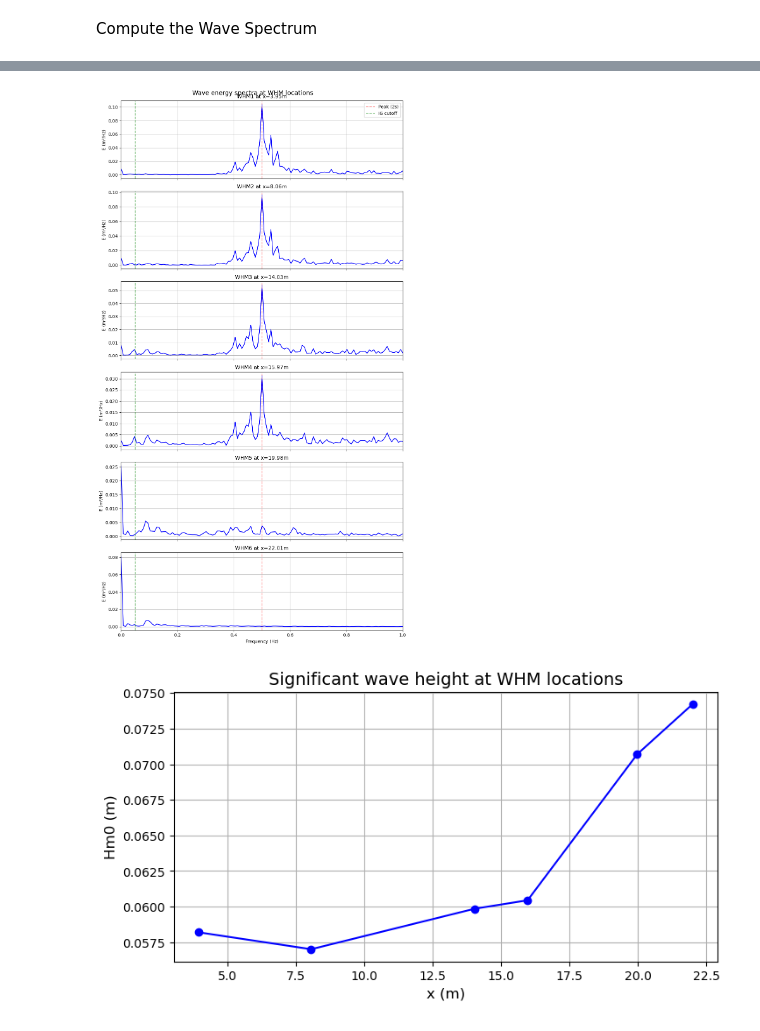
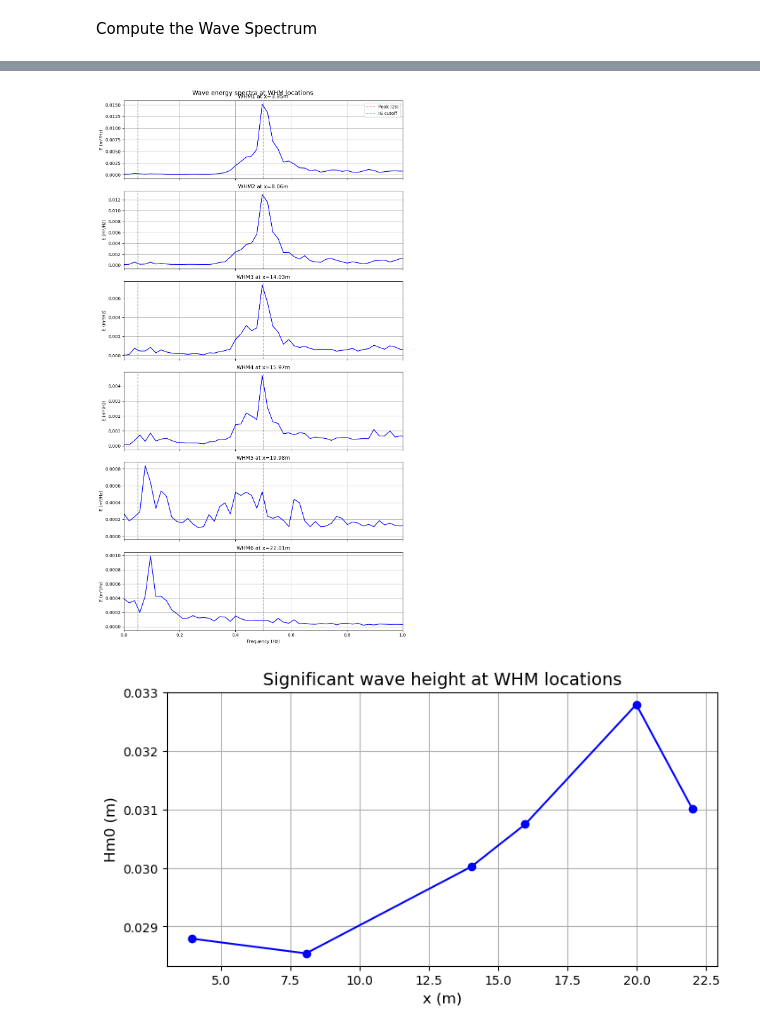
Before and after one commit to keisikunst/wavesnsediments, a Jupyter notebook: Dataprocessing.ipynb, the cells around one changed output, grey strips where cells are left out. Saved outputs shown, nothing was run; the diff lists cells and outputs as text; code cells hidden in the pictures.

```diff
--- a/Dataprocessing.ipynb
+++ b/Dataprocessing.ipynb
@@ -371,16 +371,22 @@ def load_whm(filepath):
     # Trim the first and last 200 seconds
     mask = (time >= 200) & (time <= time[-1] - 200)
     time = time[mask]
+
     WHM1, WHM2, WHM3, WHM4, WHM5, WHM6 = WHM1[mask], WHM2[mask], WHM3[mask], WHM4[mask], WHM5[mask], WHM6[mask]
 
+    WHM1, WHM2, WHM3, WHM4, WHM5, WHM6 = WHM1*0.0248, WHM2*0.0251, WHM3*0.0251, WHM4*0.0255, WHM5*0.0233, WHM6*0.0214
 
-    sensitivity = 0.05
-    WHM1, WHM2, WHM3, WHM4, WHM5, WHM6 = WHM1*sensitivity, WHM2*sensitivity, WHM3*sensitivity, WHM4*sensitivity, WHM5*sensitivity, WHM6*sensitivity
+    WHM1 -= np.mean(WHM1)
+    WHM2 -= np.mean(WHM2)
+    WHM3 -= np.mean(WHM3)
+    WHM4 -= np.mean(WHM4)
+    WHM5 -= np.mean(WHM5)
+    WHM6 -= np.mean(WHM6)
 
     return time, WHM1, WHM2, WHM3, WHM4, WHM5, WHM6
 
 
-def plot_spectra(time, WHM1, WHM2, WHM3, WHM4, WHM5, WHM6, nBlocks=5):
+def plot_spectra(time, WHM1, WHM2, WHM3, WHM4, WHM5, WHM6, nBlocks=12):
     Fs            = 1 / (time[1] - time[0])
     whm_data      = [WHM1, WHM2, WHM3, WHM4, WHM5, WHM6]
     whm_positions = [3.95, 8.06, 14.03, 15.97, 19.98, 22.01]
@@ -415,7 +421,7 @@ def plot_spectra(time, WHM1, WHM2, WHM3, WHM4, WHM5, WHM6, nBlocks=5):
     plt.tight_layout()
     plt.show()
 
-def plot_hm0(time, WHM1, WHM2, WHM3, WHM4, WHM5, WHM6, nBlocks=5):
+def plot_hm0(time, WHM1, WHM2, WHM3, WHM4, WHM5, WHM6, nBlocks=12):
     Fs            = 1 / (time[1] - time[0])
     whm_data      = [WHM1, WHM2, WHM3, WHM4, WHM5, WHM6]
     whm_positions = [3.95, 8.06, 14.03, 15.97, 19.98, 22.01]
@@ -473,2 +479,2 @@ plot_hm0(time6, WHM1_18, WHM2_18, WHM3_18, WHM4_18, WHM5_18, WHM6_18)
-[figure, old version]
+[figure, new version]
-[figure, old version]
+[figure, new version]
```
Also changed, not shown: parts of 12 cells of this notebook.
